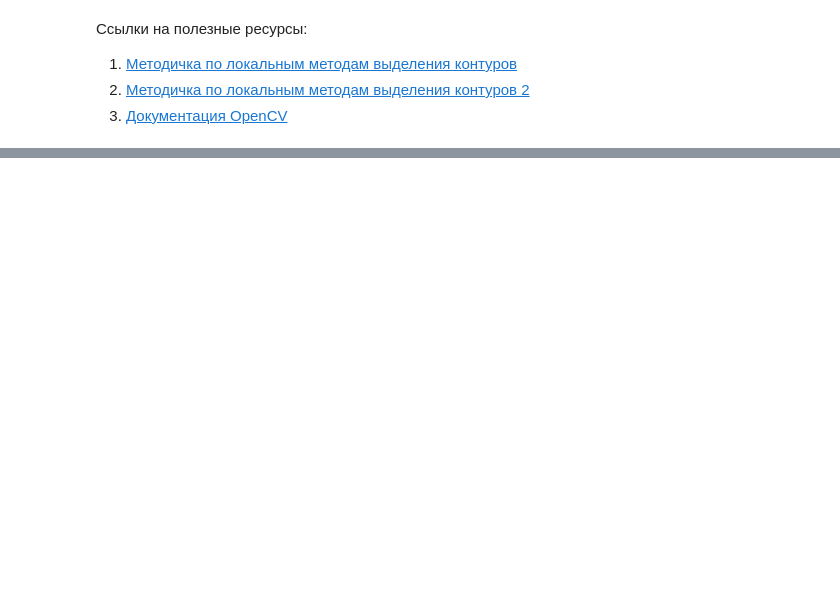
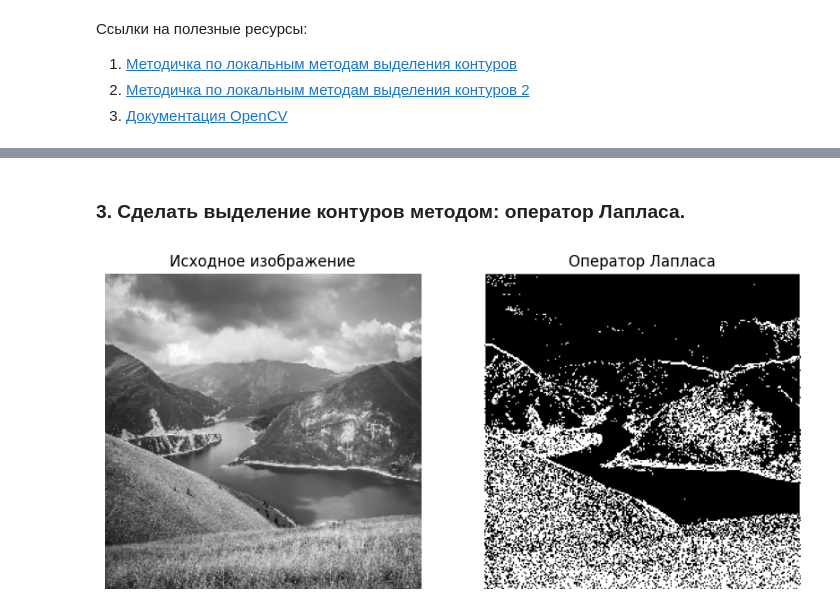
Before and after one commit to TheStorm13/sem8-mw, a Jupyter notebook: МЗ_лр4.ipynb, the cells around one changed output, grey strips where cells are left out. Drawn from its saved outputs; the diff is of its cells as text; code cells hidden in the pictures; blank space fills up the shorter version.

```diff
--- a/МЗ_лр4.ipynb
+++ b/МЗ_лр4.ipynb
@@ -64,0 +75,21 @@
+# %%
+def convolution(image, kernel):
+    img = image.astype(np.float64)
+    ker = kernel.astype(np.float64)
+
+    kh, kw = ker.shape
+
+    pad_h, pad_w = kh // 2, kw // 2
+    ker_rot = np.rot90(ker, 2)  # свёртка = разворот ядра на 180
+    padded = np.pad(img, ((pad_h, pad_h), (pad_w, pad_w)), mode="constant")
+    out = np.zeros_like(img)
+
+    for i in range(img.shape[0]):
+        for j in range(img.shape[1]):
+            patch = padded[i:i + kh, j:j + kw]
+            out[i, j] = np.sum(patch * ker_rot)
+    return out
+
+def to_binary(image):
+    threshold = image.mean()
+    return np.where(image > threshold, 255, 0).astype(np.uint8)
@@ -64,0 +126,27 @@
+# %% [markdown]
+### 3. Сделать выделение контуров методом: оператор Лапласа.
+# %%
+def laplace_solution(image):
+    window = np.array([[0, -1, 0],
+                       [-1, 4, -1],
+                       [0, -1, 0]], dtype=np.float64)
+
+    derivative = np.abs(convolution(image, window))
+    return to_binary(derivative)
+
+laplace = laplace_solution(gray_image)
+
+plt.figure(figsize=(10, 5))
+plt.subplot(1, 2, 1)
+plt.imshow(gray_image, cmap='gray')
+plt.title('Исходное изображение')
+plt.axis('off')
+
+plt.subplot(1, 2, 2)
+plt.imshow(laplace, cmap='gray')
+plt.title('Оператор Лапласа')
+plt.axis('off')
+
+plt.show()
+# %% [output]
+[figure, added]
```
Also changed, not shown: parts of 11 cells of this notebook, 3 other files.
